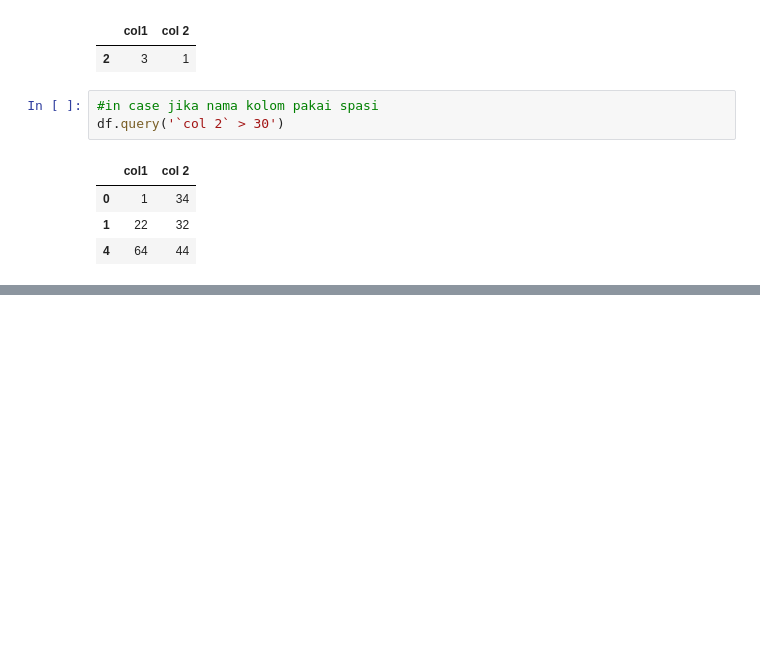
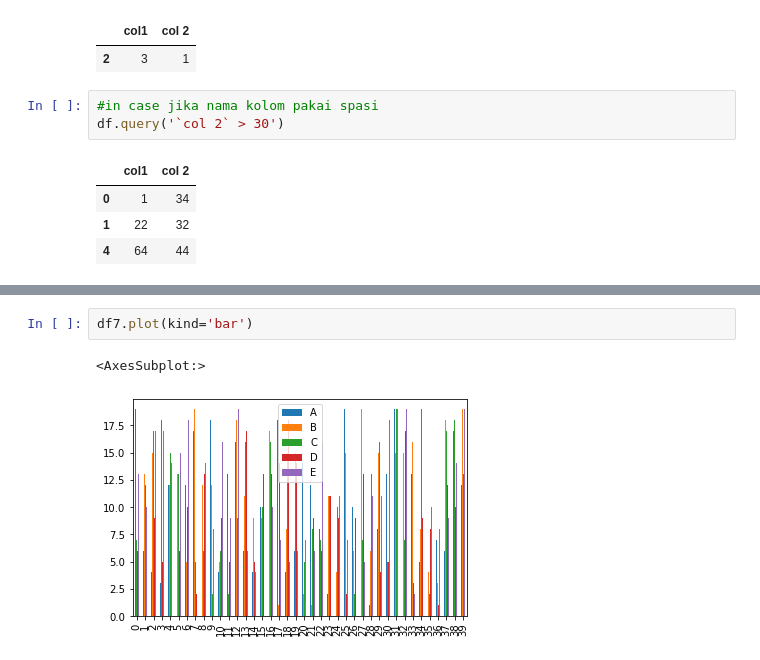
Before and after one commit to rdmaulana/training-python-tool, a Jupyter notebook: pandas/tips_n_trick_part4.ipynb, the cells around one changed output, grey strips where cells are left out. Cells and saved outputs as stored; diff of their text form; blank space fills up the shorter version.

```diff
--- a/pandas/tips_n_trick_part4.ipynb
+++ b/pandas/tips_n_trick_part4.ipynb
@@ -35,0 +256,5 @@ df.query('`col 2` > 30')
+# %%
+df7.plot(kind='bar')
+# %% [output]
+<AxesSubplot:>
+[figure, added]
```
Also changed, not shown: parts of 43 cells of this notebook, 1 other file.
